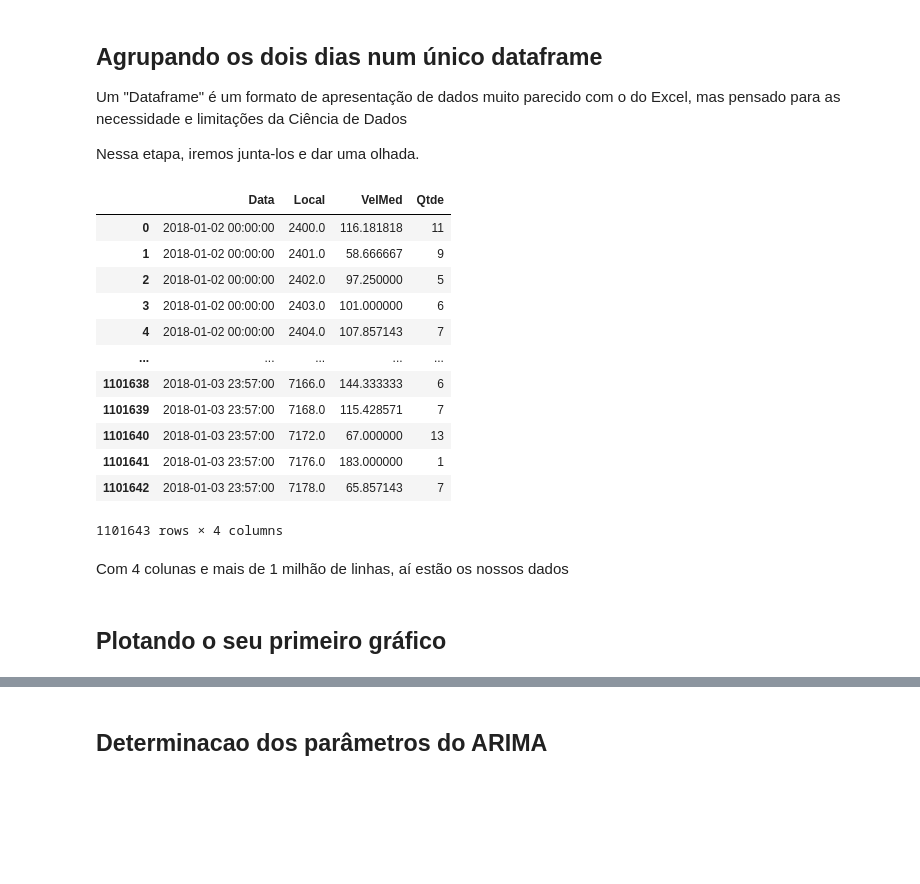
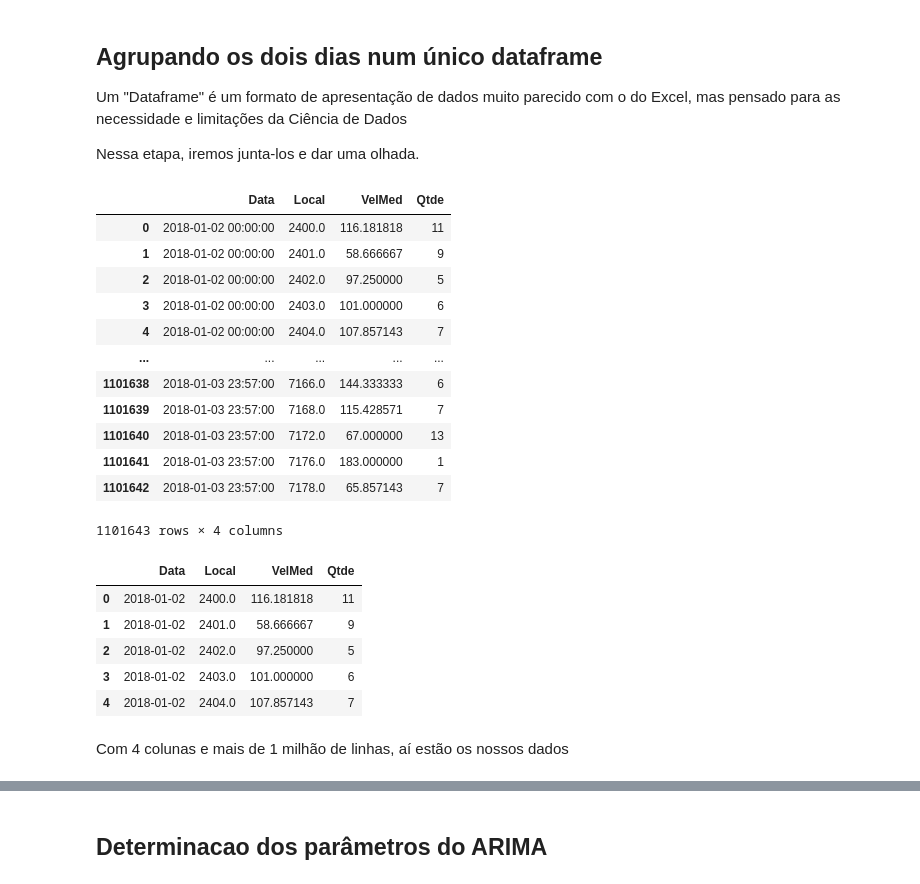
Before and after one commit to guilistocco/Laboratorio_ARIMA, a Jupyter notebook: Laboratorio_ARIMA_gabarito.ipynb, the cells around one changed output, grey strips where cells are left out. Drawn from its saved outputs; the diff is of its cells as text; code cells hidden in the pictures; blank space fills up the shorter version.

```diff
--- a/Laboratorio_ARIMA_gabarito.ipynb
+++ b/Laboratorio_ARIMA_gabarito.ipynb
@@ -71,24 +115,29 @@ Um "Dataframe" é um formato de apresentação de dados muito parecido com o do
 Nessa etapa, iremos junta-los e dar uma olhada.
 # %%
 # Consolida os dois dias em um unico dataframe
+df = pd.concat([df2,df3],axis=0).reset_index(drop=True)
 
-df = pd.concat([df2,df3],axis=0).reset_index(drop=True)
-display(df)
+display(df), display(df.head(n=5));
+# Troque o valor de n para ver quantas linhas do topo desejar, o padrão é n=5
 # %% [output]
 |  | Data | Local | VelMed | Qtde |
 | 0 | 2018-01-02 00:00:00 | 2400.0 | 116.181818 | 11 |
 | 1 | 2018-01-02 00:00:00 | 2401.0 | 58.666667 | 9 |
 | 2 | 2018-01-02 00:00:00 | 2402.0 | 97.250000 | 5 |
 | 3 | 2018-01-02 00:00:00 | 2403.0 | 101.000000 | 6 |
 | 4 | 2018-01-02 00:00:00 | 2404.0 | 107.857143 | 7 |
 | ... | ... | ... | ... | ... |
 | 1101638 | 2018-01-03 23:57:00 | 7166.0 | 144.333333 | 6 |
 | 1101639 | 2018-01-03 23:57:00 | 7168.0 | 115.428571 | 7 |
 | 1101640 | 2018-01-03 23:57:00 | 7172.0 | 67.000000 | 13 |
 | 1101641 | 2018-01-03 23:57:00 | 7176.0 | 183.000000 | 1 |
 | 1101642 | 2018-01-03 23:57:00 | 7178.0 | 65.857143 | 7 |
 1101643 rows × 4 columns
+|  | Data | Local | VelMed | Qtde |
+| 0 | 2018-01-02 | 2400.0 | 116.181818 | 11 |
+| 1 | 2018-01-02 | 2401.0 | 58.666667 | 9 |
+| 2 | 2018-01-02 | 2402.0 | 97.250000 | 5 |
+| 3 | 2018-01-02 | 2403.0 | 101.000000 | 6 |
+| 4 | 2018-01-02 | 2404.0 | 107.857143 | 7 |
 # %% [markdown]
 Com 4 colunas e mais de 1 milhão de linhas, aí estão os nossos dados
-# %% [markdown]
-## Plotando o seu primeiro gráfico
```
Also changed, not shown: parts of 13 cells of this notebook.
